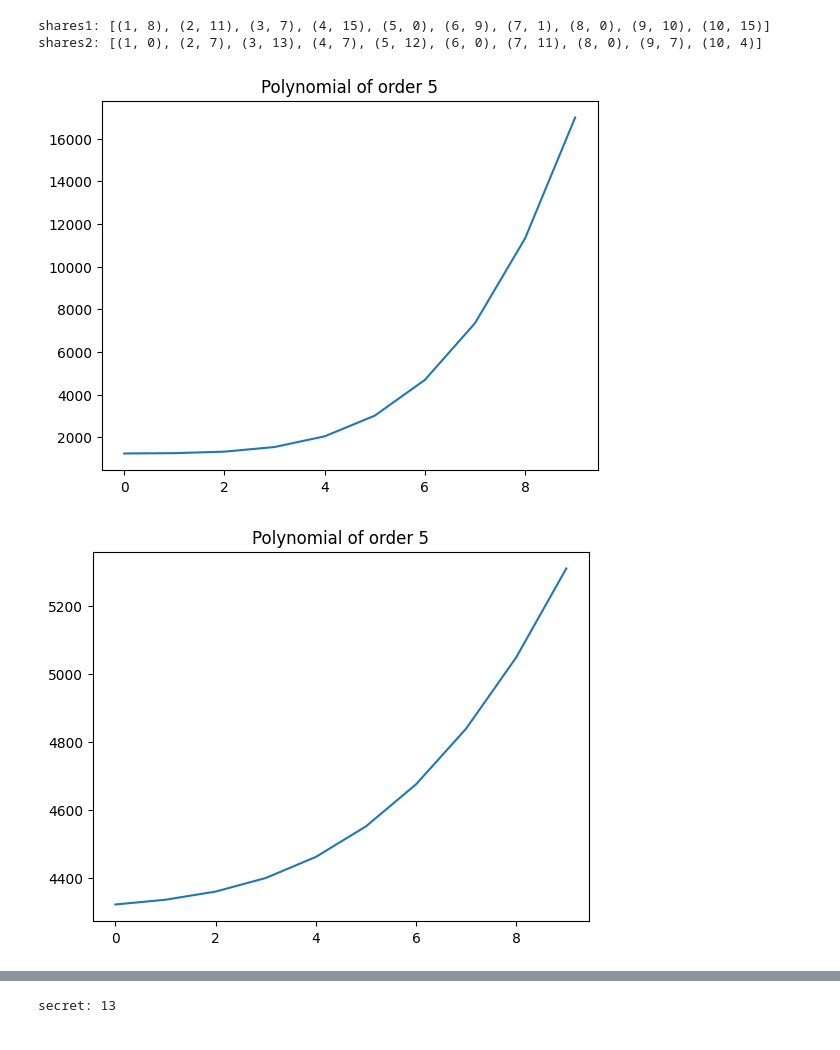
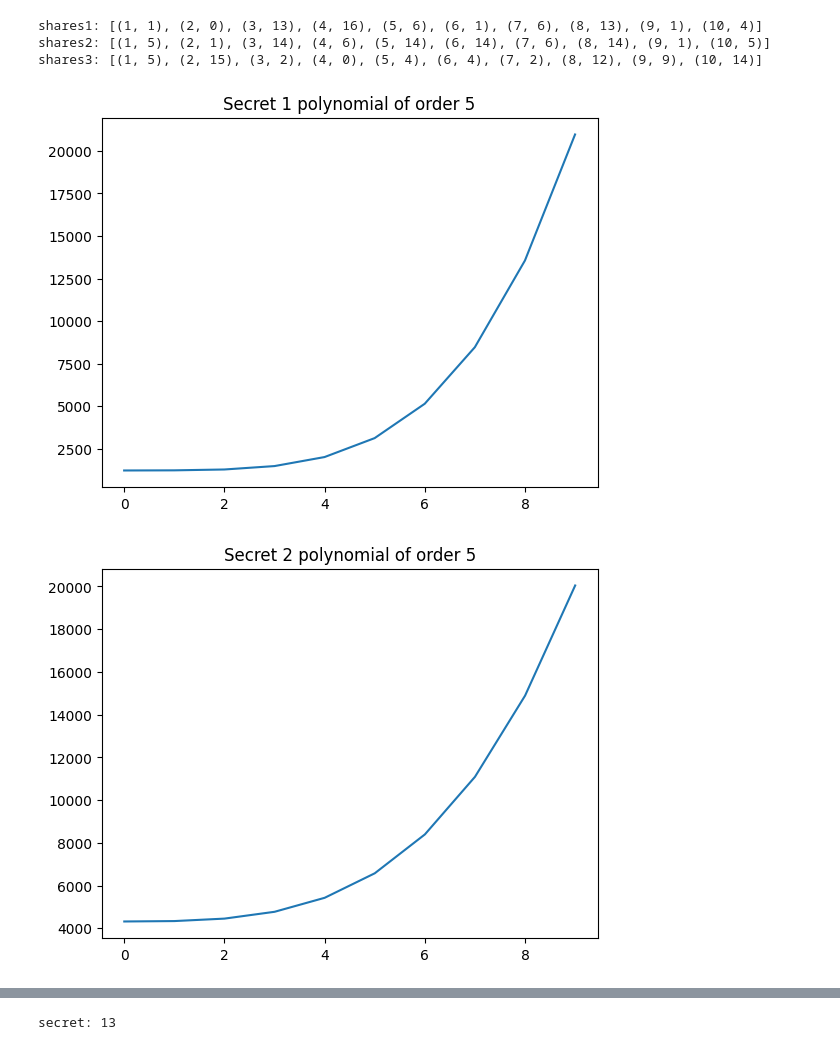
Before and after one commit to ch3njust1n/cryptography, a Jupyter notebook: Shamirs Secret Sharing.ipynb, the cells around one changed output, grey strips where cells are left out. Drawn from its saved outputs; the diff is of its cells as text; code cells hidden in the pictures.

Commit message:
feat: added 3 secrets

```diff
--- a/Shamirs Secret Sharing.ipynb
+++ b/Shamirs Secret Sharing.ipynb
@@ -10,10 +10,11 @@ from sympy import Symbol, Poly
 
 
 # Use a large prime as the modulus for arithmetic operations
-prime: int = 17#15485867
+prime: int = 15485867
 threshold: int = 5
 secret1: int = 1234
 secret2: int = 4321
+secret3: int = 3333
 # %%
 # Client-side
 # All parties use the same prime and same threshold
@@ -57,12 +58,15 @@ def shamir_share(secret: int, num_shares: int) -> List[Tuple[int, int]]:
 # %%
 shares1, coeff1 = shamir_share(secret1, 10)
 shares2, coeff2 = shamir_share(secret2, 10)
+shares3, coeff3 = shamir_share(secret3, 10)
 
 print(f'\nshares1: {shares1}')
 print(f'shares2: {shares2}')
+print(f'shares3: {shares3}')
 # %% [output]
-shares1: [(1, 8), (2, 11), (3, 7), (4, 15), (5, 0), (6, 9), (7, 1), (8, 0), (9, 10), (10, 15)]
-shares2: [(1, 0), (2, 7), (3, 13), (4, 7), (5, 12), (6, 0), (7, 11), (8, 0), (9, 7), (10, 4)]
+shares1: [(1, 1), (2, 0), (3, 13), (4, 16), (5, 6), (6, 1), (7, 6), (8, 13), (9, 1), (10, 4)]
+shares2: [(1, 5), (2, 1), (3, 14), (4, 6), (5, 14), (6, 14), (7, 6), (8, 14), (9, 1), (10, 5)]
+shares3: [(1, 5), (2, 15), (3, 2), (4, 0), (5, 4), (6, 4), (7, 2), (8, 12), (9, 9), (10, 14)]
 # %%
 import numpy as np
 from matplotlib import pyplot as plt
@@ -77,13 +81,13 @@ def polynomial(x, coeffs):
 x = np.linspace(0, 9, 10)
 # %%
 plt.plot(x, polynomial(x, coeff1))
-plt.title(f'Secret polynomial of order {len(coeffs)}')
+plt.title(f'Secret 1 polynomial of order {len(coeff3)}')
 plt.show()
 # %% [output]
-[figure, old version]
+[figure, new version]
 # %%
 plt.plot(x, polynomial(x, coeff2))
-plt.title(f'Secret polynomial of order {len(coeffs)}')
+plt.title(f'Secret 2 polynomial of order {len(coeff2)}')
 plt.show()
 # %% [output]
-[figure, old version]
+[figure, new version]
```
Also changed, not shown: parts of 5 cells of this notebook.
